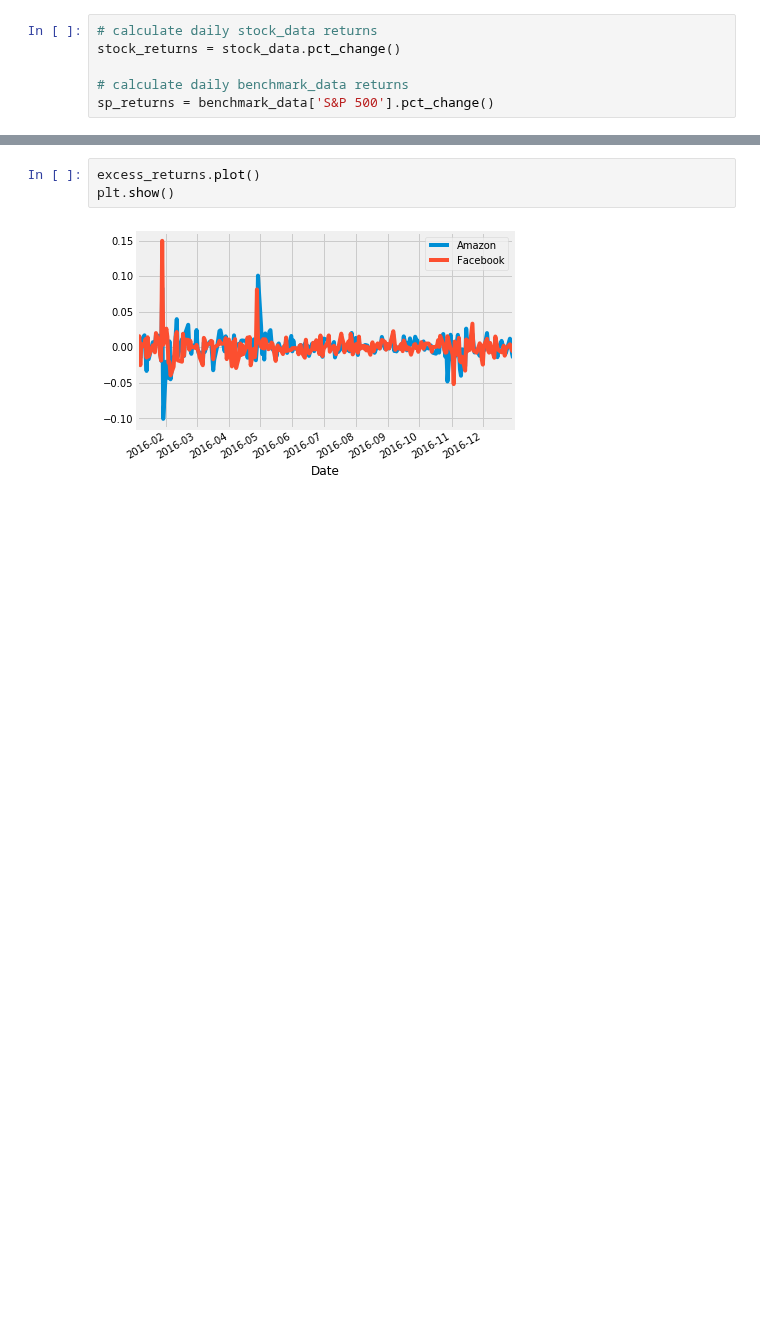
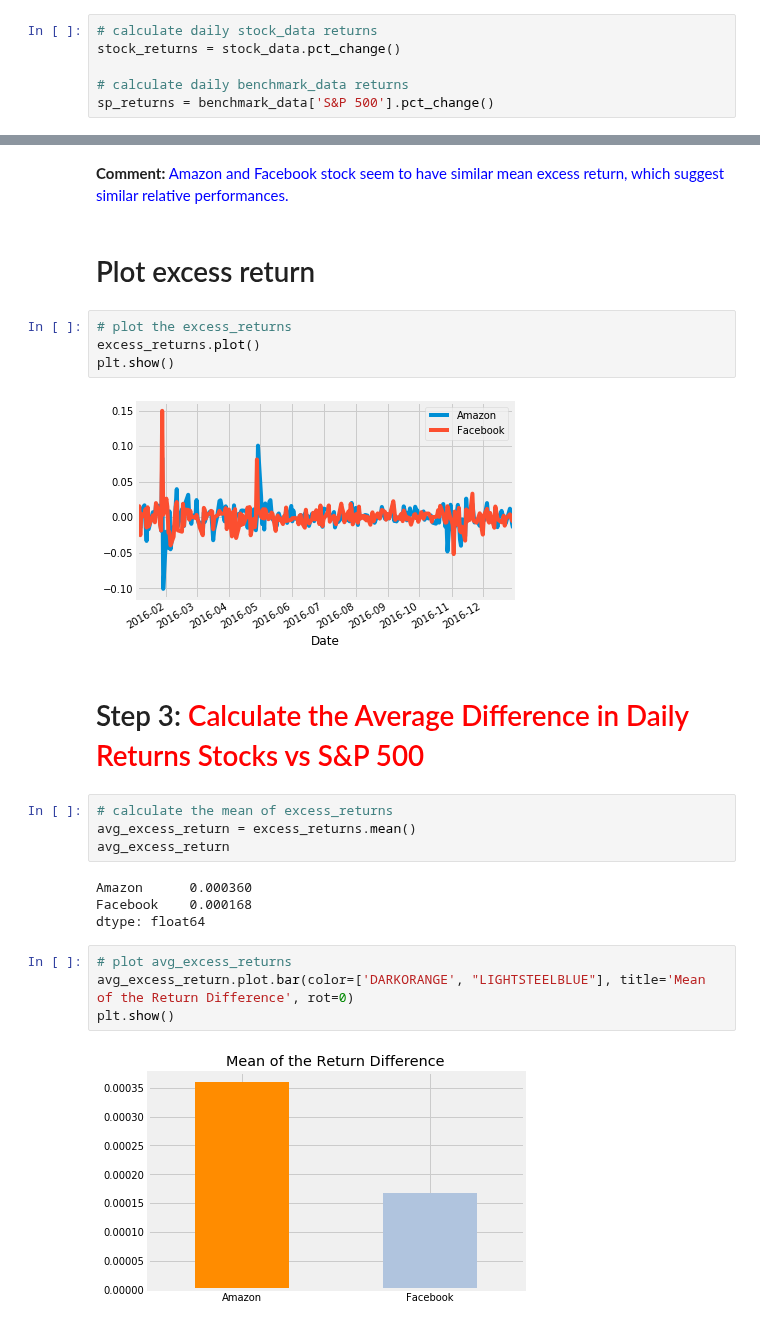
Before and after one commit to BitterScientist/bitterscientist.com, a Jupyter notebook: folders/ds_blogs/projects/portfolio_analysis/stock_analysis.ipynb, the cells around one changed output, grey strips where cells are left out. Saved outputs shown, nothing was run; the diff lists cells and outputs as text; blank space fills up the shorter version.

```diff
--- a/folders/ds_blogs/projects/portfolio_analysis/stock_analysis.ipynb
+++ b/folders/ds_blogs/projects/portfolio_analysis/stock_analysis.ipynb
@@ -119,5 +161,26 @@ excess_returns = stock_returns.sub(sp_returns, axis=0)
+# %% [markdown]
+<strong>Comment:</strong><font color="blue"> Amazon and Facebook stock seem to have similar mean excess return, which suggest similar relative performances.</font>
+# %% [markdown]
+# Plot excess return
 # %%
+# plot the excess_returns
 excess_returns.plot()
 plt.show()
 # %% [output]
 [figure]
+# %% [markdown]
+# Step 3:  <font color="red">Calculate the Average Difference in Daily Returns Stocks vs S&P 500</font>
+# %%
+# calculate the mean of excess_returns
+avg_excess_return = excess_returns.mean()
+avg_excess_return
+# %% [output]
+Amazon      0.000360
+Facebook    0.000168
+dtype: float64
+# %%
+# plot avg_excess_returns
+avg_excess_return.plot.bar(color=['DARKORANGE', "LIGHTSTEELBLUE"], title='Mean of the Return Difference', rot=0)
+plt.show()
+# %% [output]
+[figure, added]
```
Also changed, not shown: parts of 31 cells of this notebook, 6 other files.
